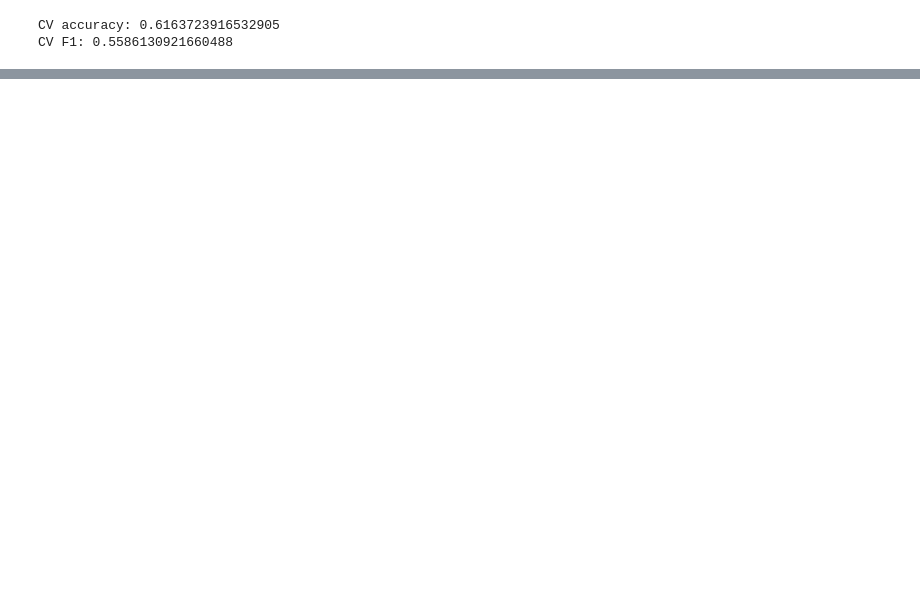
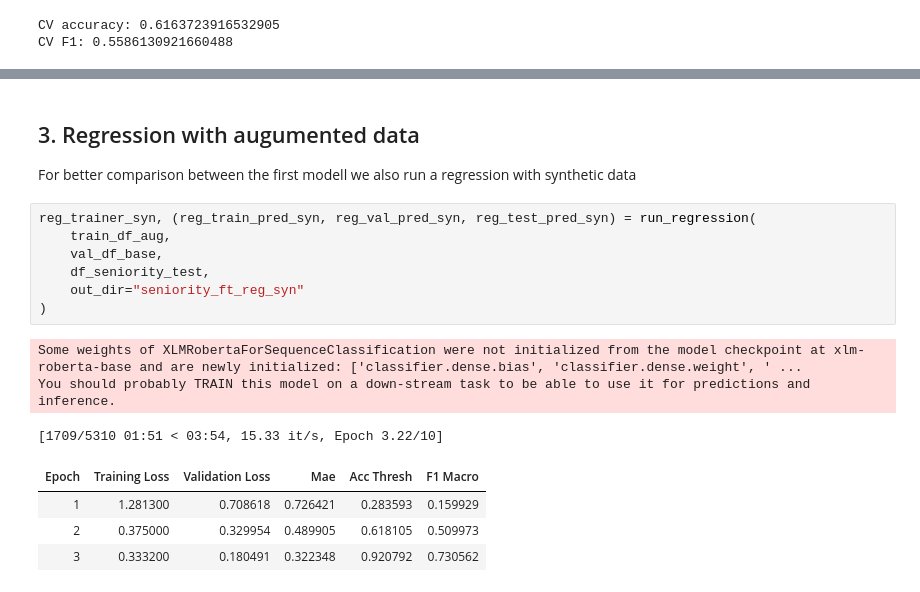
Before and after one commit to luisadosch/nlp-job-title-classification-benchmark-snapaddy, a Jupyter notebook: src/pretrained_class_seniority.ipynb, the cells around one changed output, grey strips where cells are left out. Saved outputs shown, nothing was run; the diff lists cells and outputs as text; blank space fills up the shorter version.

```diff
--- a/src/pretrained_class_seniority.ipynb
+++ b/src/pretrained_class_seniority.ipynb
@@ -809,0 +843,19 @@ plt.show()
+# %% [markdown]
+## 3. Regression with augumented data
+
+For better comparison between the first modell we also run a regression with synthetic data
+# %%
+reg_trainer_syn, (reg_train_pred_syn, reg_val_pred_syn, reg_test_pred_syn) = run_regression(
+    train_df_aug,
+    val_df_base,
+    df_seniority_test,
+    out_dir="seniority_ft_reg_syn"
+)
+# %% [output]
+Some weights of XLMRobertaForSequenceClassification were not initialized from the model checkpoint at xlm-roberta-base and are newly initialized: ['classifier.dense.bias', 'classifier.dense.weight', ' ...
+You should probably TRAIN this model on a down-stream task to be able to use it for predictions and inference.
+[1709/5310 01:51 < 03:54, 15.33 it/s, Epoch 3.22/10]
+| Epoch | Training Loss | Validation Loss | Mae | Acc Thresh | F1 Macro |
+| 1 | 1.281300 | 0.708618 | 0.726421 | 0.283593 | 0.159929 |
+| 2 | 0.375000 | 0.329954 | 0.489905 | 0.618105 | 0.509973 |
+| 3 | 0.333200 | 0.180491 | 0.322348 | 0.920792 | 0.730562 |
```
Also changed, not shown: parts of 5 cells of this notebook.
